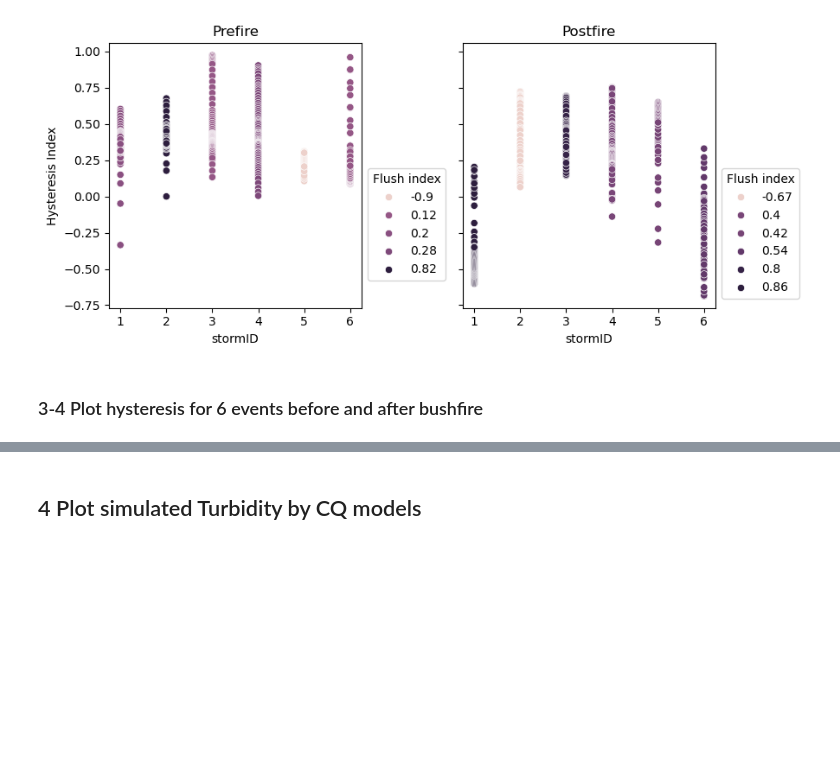
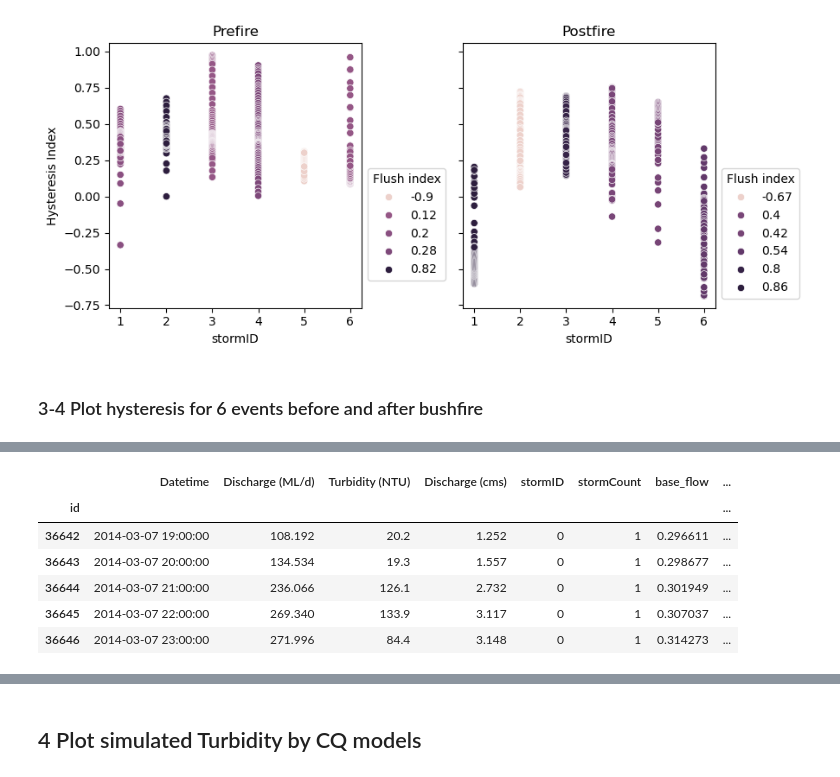
Before and after one commit to QianWanghhu/BushFireWQ, a Jupyter notebook: src/Explore_212058_CQ.ipynb, the cells around one changed output, grey strips where cells are left out. Saved outputs shown, nothing was run; the diff lists cells and outputs as text; code cells hidden in the pictures; blank space fills up the shorter version.

```diff
--- a/src/Explore_212058_CQ.ipynb
+++ b/src/Explore_212058_CQ.ipynb
@@ -240,0 +243,37 @@ plt.savefig(f'{fig_dir}{title}HysteresisNorm{norm_plot}.png', format='png', dpi=
+# %%
+def mix_model(flow, aq, bq, ab, bb, n=4):
+        """
+        flow: of shape (1, 3) with the first column as total flow, the second as quick and the last as base.
+        coeff: {'aq', 'bq', 'ab', 'bb'}
+        n: the fixed value for calibrating coeff. The default value is 10.
+        """
+        # aq, bq, ab, bb = coeff
+        q_total, q_quick, q_base = flow[0, :], flow[1, :], flow[2, :]
+        assert flow.shape[0] == 3, 'Flow should contain total storm flow, base, and quick flow.'
+        c_quick = np.power((aq + bq * (q_quick ** 1/n)), n) * q_quick / q_total
+        c_base = np.power((ab + bb * (q_base ** 1/n)), n) * q_base / q_total
+        conc = c_quick + c_base
+        return conc
+# %%
+# Select 9 events before and after fire
+# Read storm event data
+storm_data = pd.read_csv('../output/CQ_analysis/212058/' + \
+                        f'Q_above_{Q_thre}_212058_StormEventRefilterData.csv', \
+                        index_col = 'id')
+storm_data.reindex()
+# Calculate turbidity
+flow = np.array([storm_data['Discharge (cms)'].values,
+                 storm_data['storm_flow'].values, storm_data['base_flow'].values])
+storm_data['turb_est'] = mix_model(flow, 1.90, 0.27, 0.62, 0.91, n=4)
+# Normalize concentration and flow
+for grp_id, stm in storm_data.groupby('stormID'):
+    storm_data.loc[stm.index, 'sim_norm_turb'] = (stm['turb_est'] - stm['turb_est'].min()) \
+                                        / (stm['turb_est'].max() - stm['turb_est'].min())
+# %% [output]
+|  | Datetime | Discharge (ML/d) | Turbidity (NTU) | Discharge (cms) | stormID | stormCount | base_flow | ... |
+| id |  |  |  |  |  |  |  | ... |
+| 36642 | 2014-03-07 19:00:00 | 108.192 | 20.2 | 1.252 | 0 | 1 | 0.296611 | ... |
+| 36643 | 2014-03-07 20:00:00 | 134.534 | 19.3 | 1.557 | 0 | 1 | 0.298677 | ... |
+| 36644 | 2014-03-07 21:00:00 | 236.066 | 126.1 | 2.732 | 0 | 1 | 0.301949 | ... |
+| 36645 | 2014-03-07 22:00:00 | 269.340 | 133.9 | 3.117 | 0 | 1 | 0.307037 | ... |
+| 36646 | 2014-03-07 23:00:00 | 271.996 | 84.4 | 3.148 | 0 | 1 | 0.314273 | ... |
```
Also changed, not shown: parts of 3 cells of this notebook, 3 other files.
